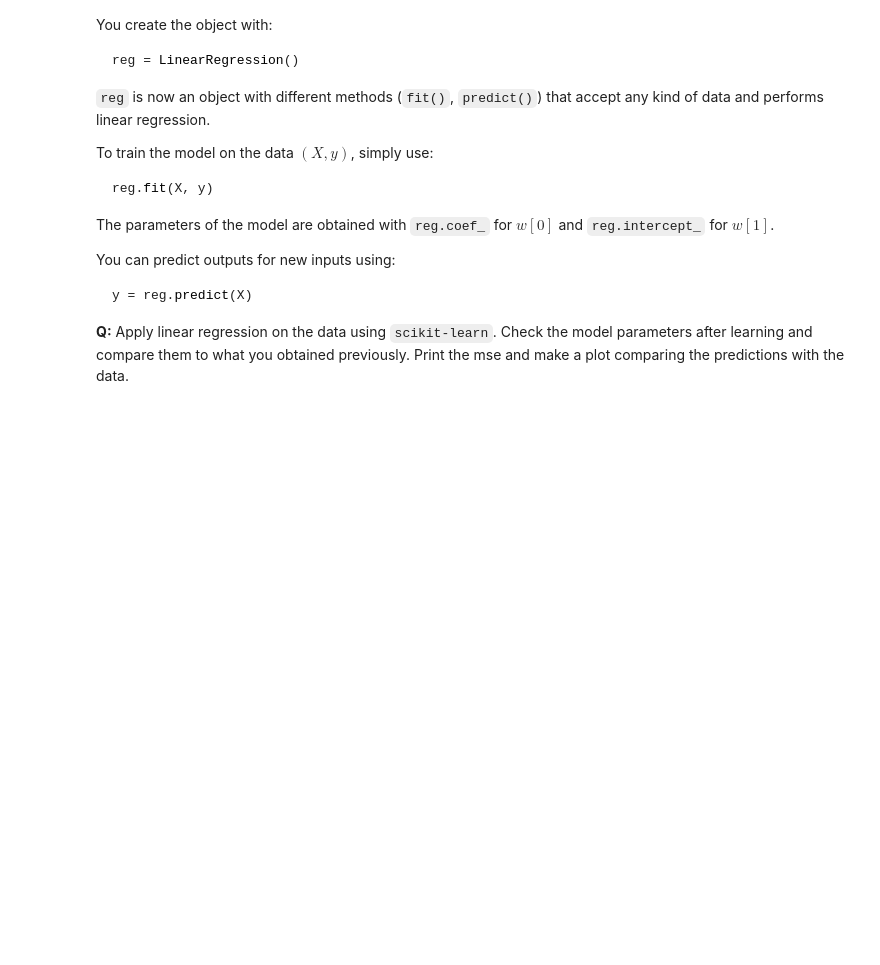
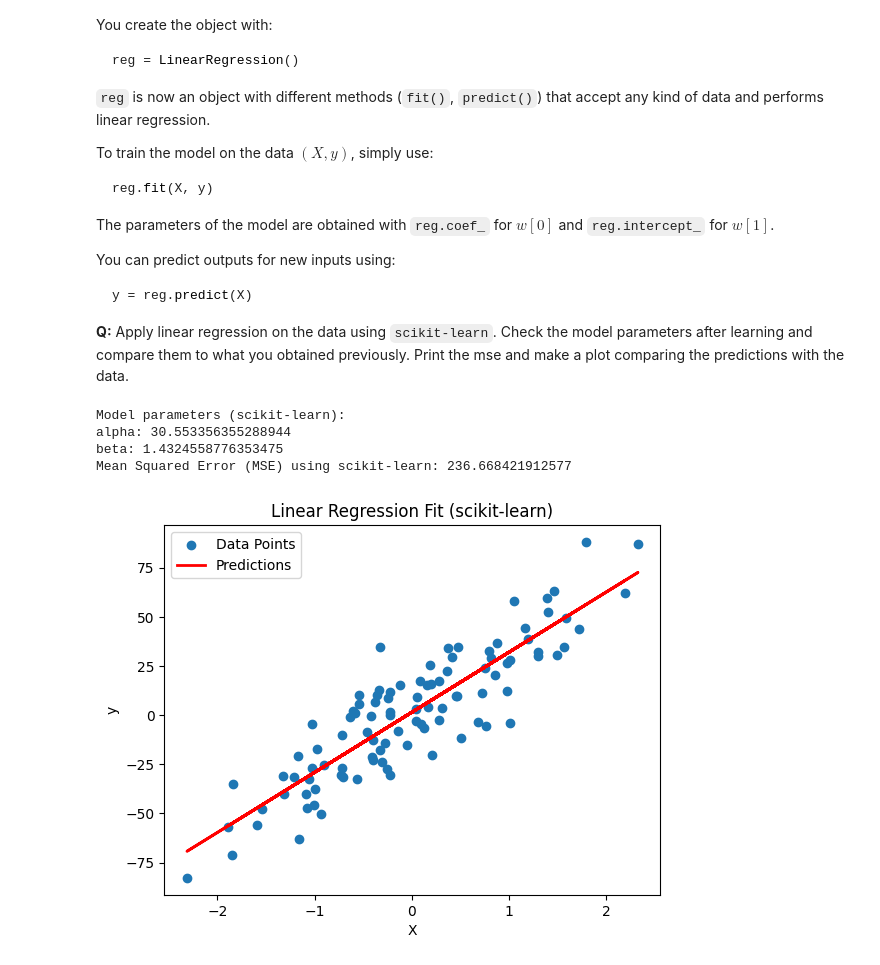
Before and after one commit to vladbug/AA-googlecolab, a Jupyter notebook: LinearRegression_ML.ipynb, the cells around one changed output. Cells and saved outputs as stored; diff of their text form; code cells hidden in the pictures; blank space fills up the shorter version.

````diff
--- a/LinearRegression_ML.ipynb
+++ b/LinearRegression_ML.ipynb
@@ -262,3 +262,35 @@ y = reg.predict(X)
 ```
 
 **Q:** Apply linear regression on the data using `scikit-learn`. Check the model parameters after learning and compare them to what you obtained previously. Print the mse and make a plot comparing the predictions with the data.
+# %%
+from sklearn.datasets import make_regression
+from sklearn.linear_model import LinearRegression
+from sklearn.metrics import mean_squared_error
+reg = LinearRegression()
+reg.fit(X, y)
+alpha_sklearn = reg.coef_[0]
+beta_sklearn = reg.intercept_
+
+# Print the model parameters
+print("Model parameters (scikit-learn):")
+print("alpha:", alpha_sklearn)
+print("beta:", beta_sklearn)
+
+y_predicted_sklearn = reg.predict(X)
+
+# Calculate the Mean Squared Error (MSE)
+mse_sklearn = mean_squared_error(y, y_predicted_sklearn)
+print("Mean Squared Error (MSE) using scikit-learn:", mse_sklearn)
+plt.scatter(X, y, label='Data Points')
+plt.plot(X, y_predicted_sklearn, color='red', label='Predictions', linewidth=2)
+plt.xlabel('X')
+plt.ylabel('y')
+plt.title('Linear Regression Fit (scikit-learn)')
+plt.legend()
+plt.show()
+# %% [output]
+Model parameters (scikit-learn):
+alpha: 30.553356355288944
+beta: 1.4324558776353475
+Mean Squared Error (MSE) using scikit-learn: 236.668421912577
+[figure, added]
````
Also changed, not shown: parts of 1 cell of this notebook.
